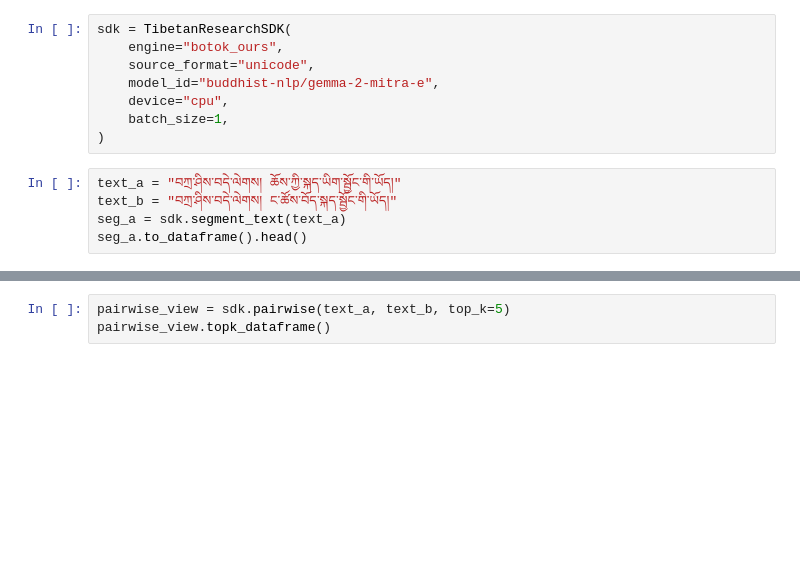
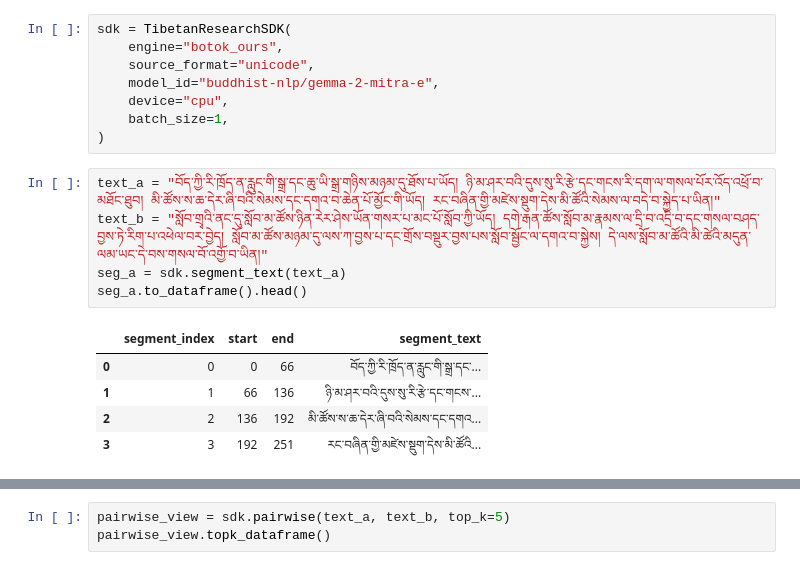
Before and after one commit to ten-jampa/embedding-model-for-tibetan, a Jupyter notebook: notebooks/01_research_sdk_starter.ipynb, the cells around one changed output, grey strips where cells are left out. Saved outputs shown, nothing was run; the diff lists cells and outputs as text; blank space fills up the shorter version.

```diff
--- a/notebooks/01_research_sdk_starter.ipynb
+++ b/notebooks/01_research_sdk_starter.ipynb
@@ -27,8 +29,14 @@ sdk = TibetanResearchSDK(
     device="cpu",
     batch_size=1,
 )
-# %%
-text_a = "བཀྲ་ཤིས་བདེ་ལེགས། ཆོས་ཀྱི་སྐད་ཡིག་སྦྱོང་གི་ཡོད།"
-text_b = "བཀྲ་ཤིས་བདེ་ལེགས། ང་ཚོས་བོད་སྐད་སྦྱོང་གི་ཡོད།"
-seg_a = sdk.segment_text(text_a)
-seg_a.to_dataframe().head()
+# %%
+text_a = "བོད་ཀྱི་རི་ཁྲོད་ན་རླུང་གི་སྒྲ་དང་ཆུ་ཡི་སྒྲ་གཉིས་མཉམ་དུ་ཐོས་པ་ཡོད། ཉི་མ་ཤར་བའི་དུས་སུ་རི་རྩེ་དང་གངས་རི་དག་ལ་གསལ་པོར་འོད་འཕྲོ་བ་མཐོང་ཐུབ། མི་ཚོས་ས་ཆ་དེར་ཞི་བའི་སེམས་དང་དགའ་བ་ཆེན་པོ་མྱོང་གི་ཡོད། རང་བཞིན་གྱི་མཛེས་སྡུག་དེས་མི་ཚོའི་སེམས་ལ་བདེ་བ་སྐྱེད་པ་ཡིན།"
+text_b = "སློབ་གྲྭའི་ནང་དུ་སློབ་མ་ཚོས་ཉིན་རེར་ཤེས་ཡོན་གསར་པ་མང་པོ་སློབ་ཀྱི་ཡོད། དགེ་རྒན་ཚོས་སློབ་མ་རྣམས་ལ་དྲི་བ་འདྲི་བ་དང་གསལ་བཤད་བྱས་ཏེ་རིག་པ་འཕེལ་བར་བྱེད། སློབ་མ་ཚོས་མཉམ་དུ་ལས་ཀ་བྱས་པ་དང་གྲོས་བསྡུར་བྱས་པས་སློབ་སྦྱོང་ལ་དགའ་བ་སྐྱེས། དེ་ལས་སློབ་མ་ཚོའི་མི་ཚེའི་མདུན་ལམ་ཡང་དེ་བས་གསལ་བོ་འགྱོ་བ་ཡིན།"
+seg_a = sdk.segment_text(text_a)
+seg_a.to_dataframe().head()
+# %% [output]
+|  | segment_index | start | end | segment_text |
+| 0 | 0 | 0 | 66 | བོད་ཀྱི་རི་ཁྲོད་ན་རླུང་གི་སྒྲ་དང་... |
+| 1 | 1 | 66 | 136 | ཉི་མ་ཤར་བའི་དུས་སུ་རི་རྩེ་དང་གངས་... |
+| 2 | 2 | 136 | 192 | མི་ཚོས་ས་ཆ་དེར་ཞི་བའི་སེམས་དང་དགའ... |
+| 3 | 3 | 192 | 251 | རང་བཞིན་གྱི་མཛེས་སྡུག་དེས་མི་ཚོའི... |
```
Also changed, not shown: parts of 20 cells of this notebook, 1 other file.
